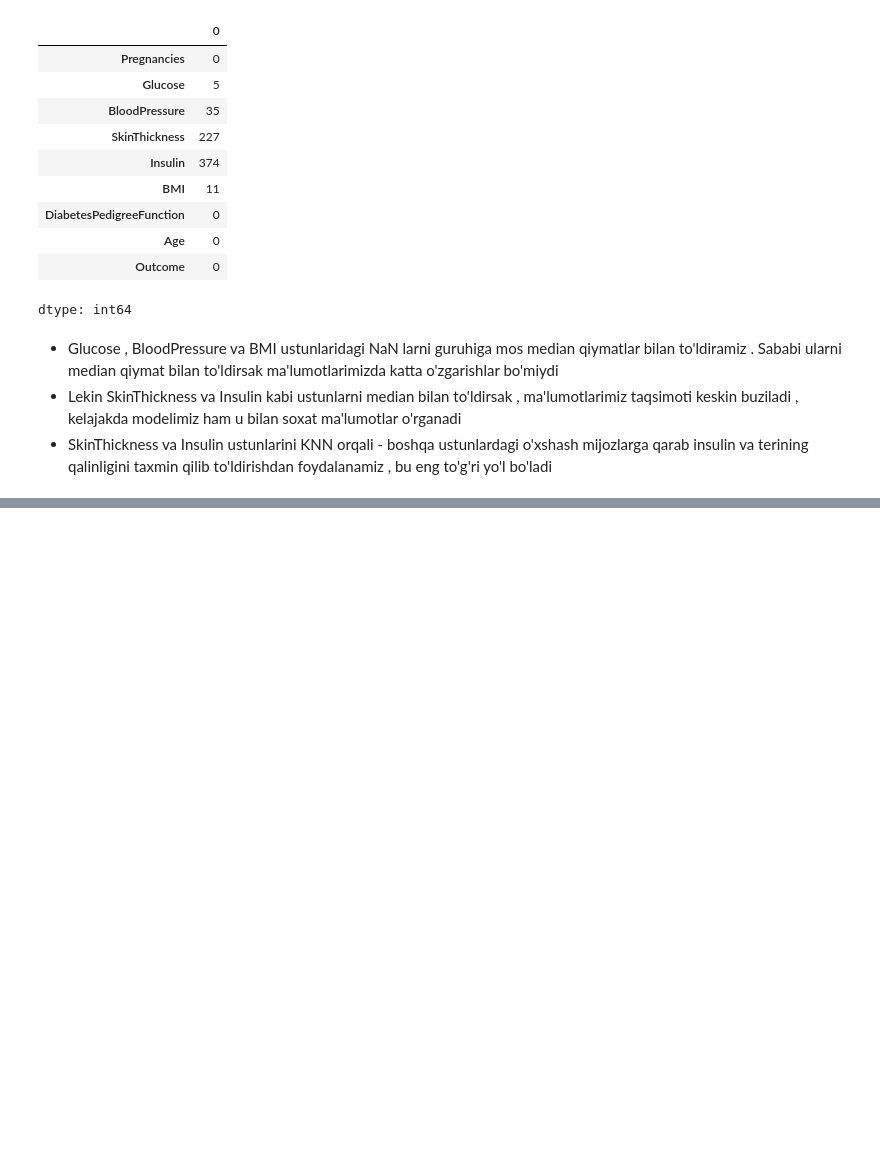
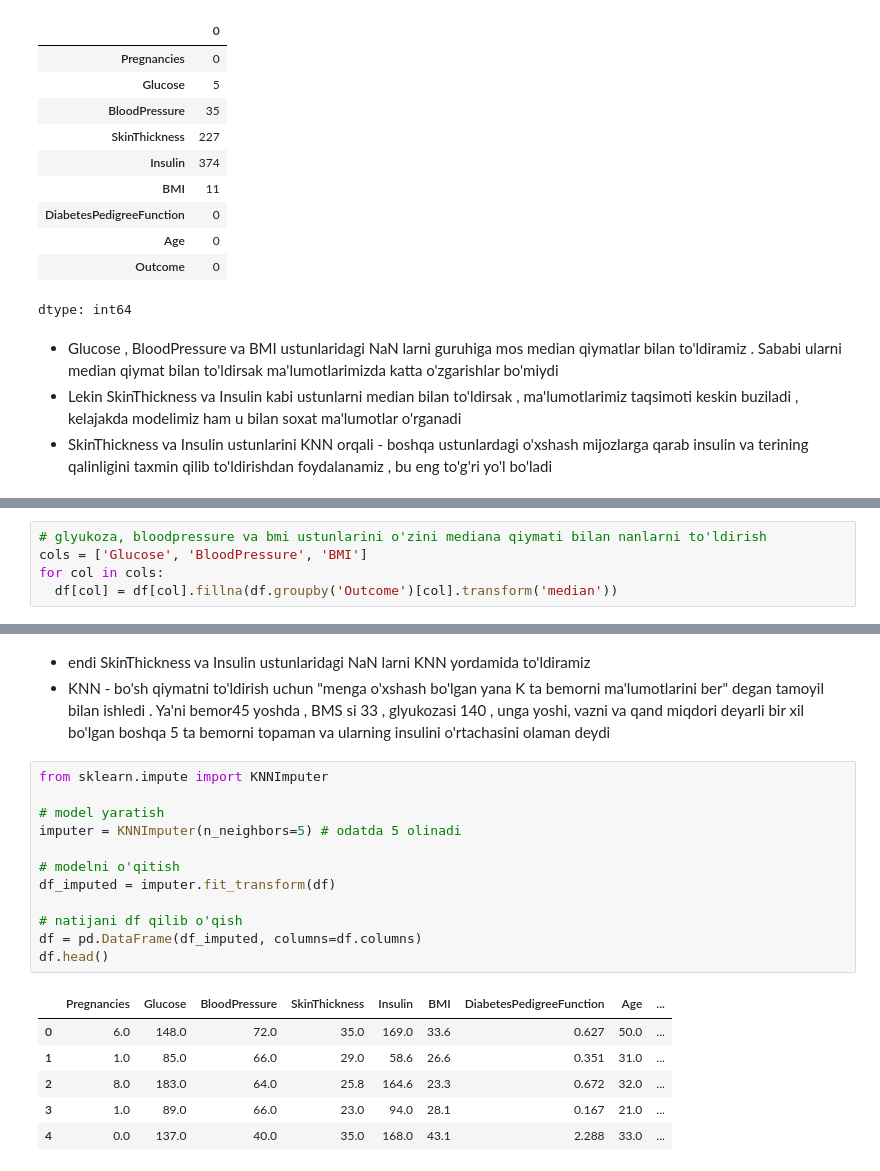
Before and after one commit to izzat-ai/learning-ai, a Jupyter notebook: projects/diabet_project/diabetes_project.ipynb, the cells around one changed output, grey strips where cells are left out. Saved outputs shown, nothing was run; the diff lists cells and outputs as text; blank space fills up the shorter version.

```diff
--- a/projects/diabet_project/diabetes_project.ipynb
+++ b/projects/diabet_project/diabetes_project.ipynb
@@ -147,0 +139,5 @@ df.groupby('BMI')[['Glucose', 'BloodPressure']].median()
+# %%
+# glyukoza, bloodpressure va bmi ustunlarini o'zini mediana qiymati bilan nanlarni to'ldirish
+cols = ['Glucose', 'BloodPressure', 'BMI']
+for col in cols:
+  df[col] = df[col].fillna(df.groupby('Outcome')[col].transform('median'))
@@ -147,0 +158,22 @@ df.groupby('BMI')[['Glucose', 'BloodPressure']].median()
+# %% [markdown]
+- endi SkinThickness va Insulin ustunlaridagi NaN larni KNN yordamida to'ldiramiz
+- KNN - bo'sh qiymatni to'ldirish uchun "menga o'xshash bo'lgan yana K ta bemorni ma'lumotlarini ber" degan tamoyil bilan ishledi . Ya'ni bemor45 yoshda , BMS si 33 , glyukozasi 140 , unga yoshi, vazni va qand miqdori deyarli bir xil bo'lgan boshqa 5 ta bemorni topaman va ularning insulini o'rtachasini olaman deydi
+# %%
+from sklearn.impute import KNNImputer
+
+# model yaratish
+imputer = KNNImputer(n_neighbors=5) # odatda 5 olinadi
+
+# modelni o'qitish
+df_imputed = imputer.fit_transform(df)
+
+# natijani df qilib o'qish
+df = pd.DataFrame(df_imputed, columns=df.columns)
+df.head()
+# %% [output]
+|  | Pregnancies | Glucose | BloodPressure | SkinThickness | Insulin | BMI | DiabetesPedigreeFunction | Age | ... |
+| 0 | 6.0 | 148.0 | 72.0 | 35.0 | 169.0 | 33.6 | 0.627 | 50.0 | ... |
+| 1 | 1.0 | 85.0 | 66.0 | 29.0 | 58.6 | 26.6 | 0.351 | 31.0 | ... |
+| 2 | 8.0 | 183.0 | 64.0 | 25.8 | 164.6 | 23.3 | 0.672 | 32.0 | ... |
+| 3 | 1.0 | 89.0 | 66.0 | 23.0 | 94.0 | 28.1 | 0.167 | 21.0 | ... |
+| 4 | 0.0 | 137.0 | 40.0 | 35.0 | 168.0 | 43.1 | 2.288 | 33.0 | ... |
```
Also changed, not shown: parts of 4 cells of this notebook.
